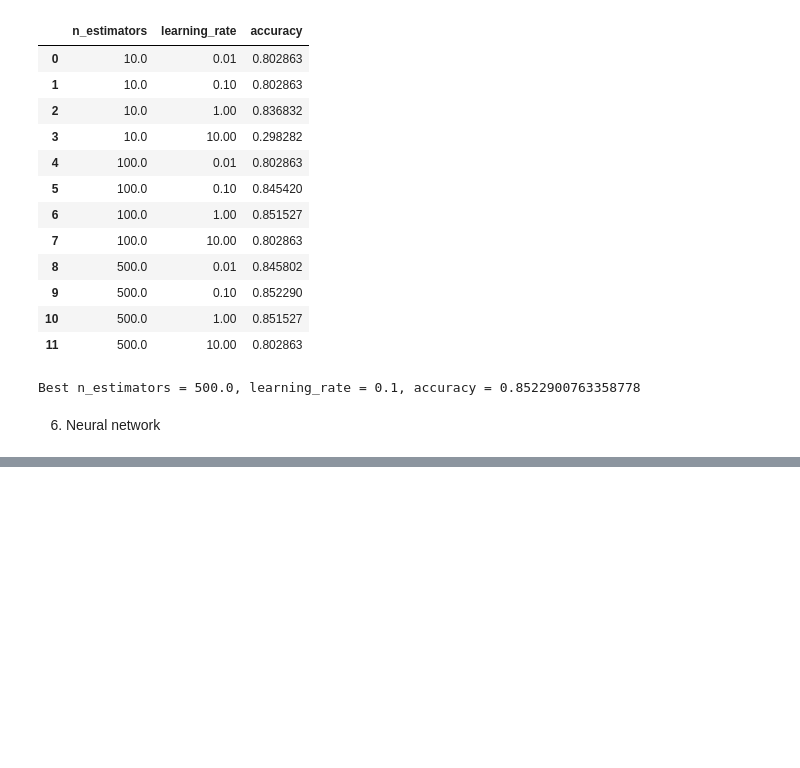
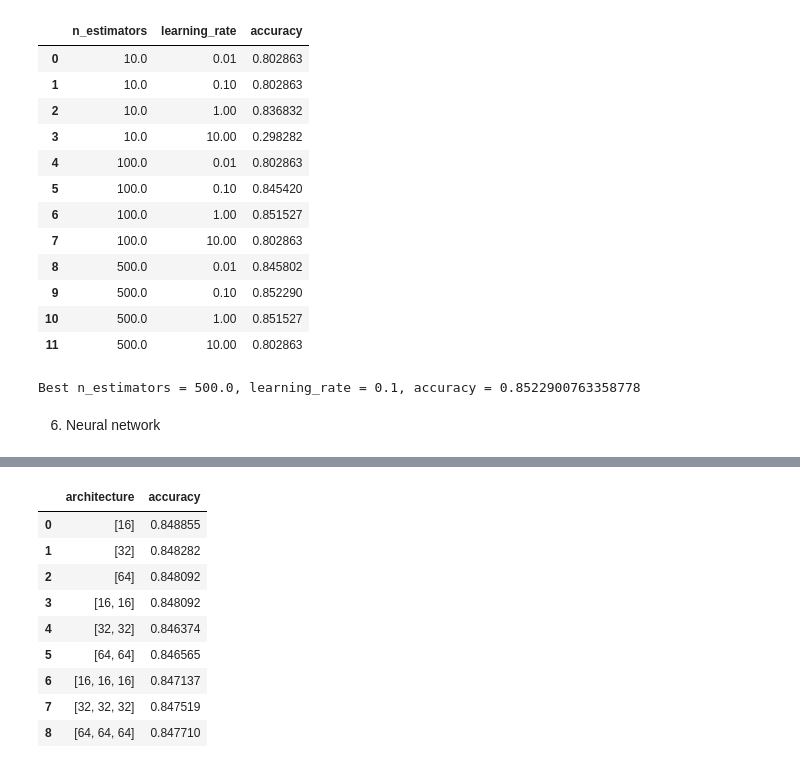
Before and after one commit to Lorenc1o/ML_Project, a Jupyter notebook: source/preliminars.ipynb, the cells around one changed output, grey strips where cells are left out. Drawn from its saved outputs; the diff is of its cells as text; code cells hidden in the pictures; blank space fills up the shorter version.

```diff
--- a/source/preliminars.ipynb
+++ b/source/preliminars.ipynb
@@ -1264,0 +1463,20 @@ Accuracy = 0.8454198473282443
+# %%
+#df3
+scaler = StandardScaler()
+df3_feat = scaler.fit_transform(df3_hot.drop(['class'], axis=1))
+df3_class = df3['class'].map({'>50K': 1, '<=50K': 0})
+np.random.seed(0)
+X_train_3_sc, X_test_3_sc, y_train_3_sc, y_test_3_sc = train_test_split(df3_feat, df3_class, test_size=0.2, random_state=42)
+
+table2 = pd.DataFrame(columns=['architecture', 'accuracy'])
+
+for arch in architectures:
+    model = Sequential()
+    model.add(Dense(arch[0], activation='relu', input_dim=X_train_3_sc.shape[1]))
+    for i in range(1, len(arch)):
+        model.add(Dense(arch[i], activation='relu'))
+    model.add(Dense(1, activation='sigmoid'))
+    model.compile(optimizer='adam', loss='binary_crossentropy', metrics=['accuracy'])
+    model.fit(X_train_3_sc, y_train_3_sc, epochs=20, batch_size=32, validation_split=0.2)
+    y_pred = (model.predict(X_test_3_sc) > 0.5).astype('int32')
+    table2 = table2.append({'architecture': arch, 'accuracy': accuracy_score(y_test_3_sc, y_pred)}, ignore_index=True)
@@ -1264,0 +1637,13 @@ Accuracy = 0.8454198473282443
+# %%
+table2
+# %% [output]
+|  | architecture | accuracy |
+| 0 | [16] | 0.848855 |
+| 1 | [32] | 0.848282 |
+| 2 | [64] | 0.848092 |
+| 3 | [16, 16] | 0.848092 |
+| 4 | [32, 32] | 0.846374 |
+| 5 | [64, 64] | 0.846565 |
+| 6 | [16, 16, 16] | 0.847137 |
+| 7 | [32, 32, 32] | 0.847519 |
+| 8 | [64, 64, 64] | 0.847710 |
```
Also changed, not shown: parts of 30 cells of this notebook.
